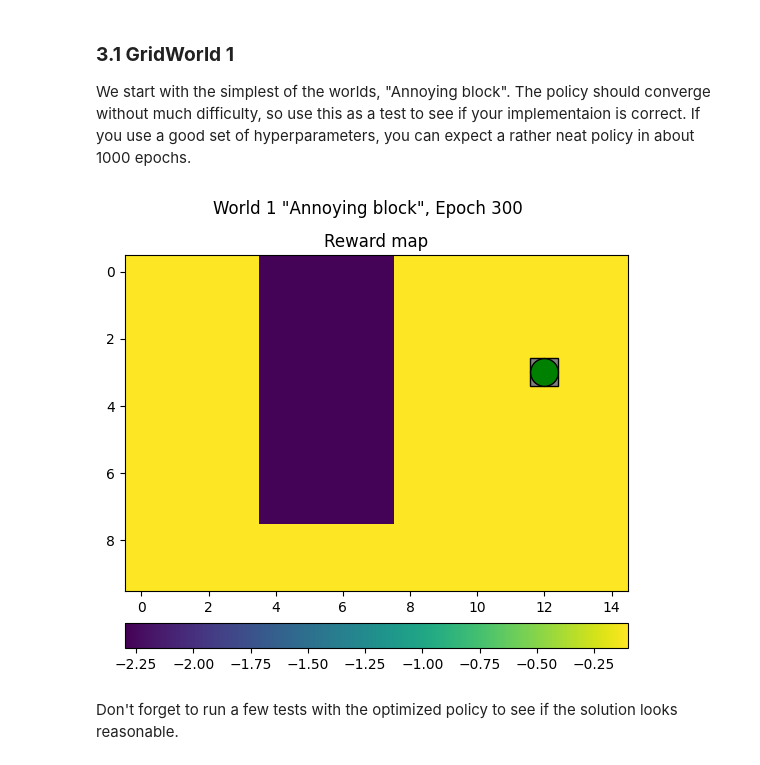
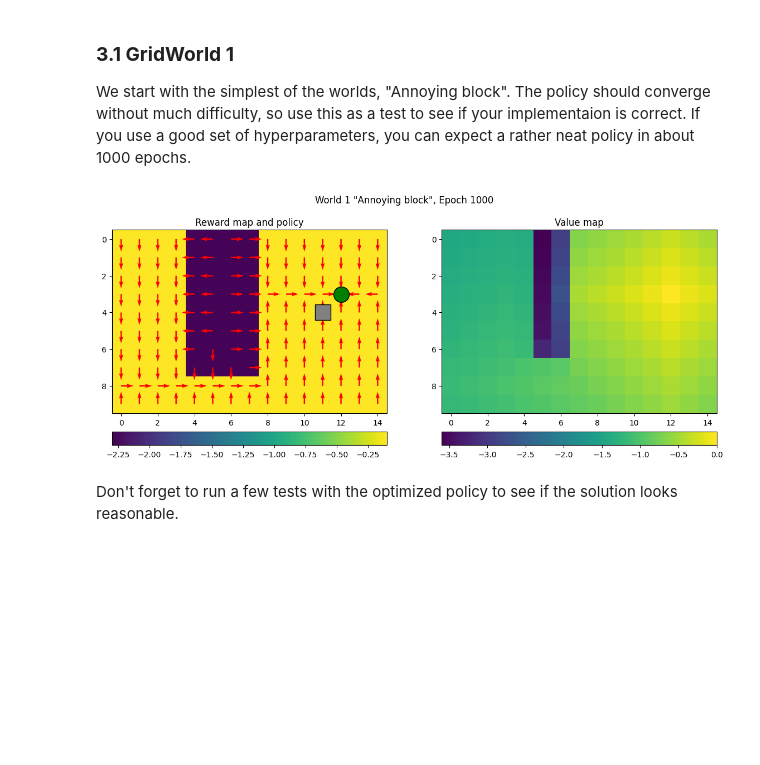
Before and after one commit to Jack-Kolm/TBMI26-labs-2024, a Jupyter notebook: A4_Reinforcement/QLearning.ipynb, the cells around one changed output. Saved outputs shown, nothing was run; the diff lists cells and outputs as text; code cells hidden in the pictures; blank space fills up the shorter version.

```diff
--- a/A4_Reinforcement/QLearning.ipynb
+++ b/A4_Reinforcement/QLearning.ipynb
@@ -158,8 +158,8 @@ def QLearning(World, params={}):
             newState, is_terminated = World.getState()
 
             V = np.max(Q[newState[0], newState[1]])
-            if not is_valid:
-                reward = -0.1
+            #if not is_valid:
+            #    reward = -10.0
             Q[state[0], state[1], A.index(action)] = Q[state[0], state[1], A.index(action)] * (1 - LEARNING_RATE) + LEARNING_RATE * (reward + DISCOUNT_FACTOR * V)
 
             if is_terminated:
@@ -220,15 +220,15 @@ We start with the simplest of the worlds, "Annoying block". The policy should co
 # %%
 W1 = GridWorld(1)
 
 # --------------------------------------------
 # === Your code here =========================
 # --------------------------------------------
 
-Q1 = QLearning(W1, params={"LR": 0.65, "Gamma": 0.75, "Eps": 0.5, "Epochs": 300, "MaxSteps": 200, "DrawInterval": 100})
+Q1 = QLearning(W1, params={"LR": 0.95, "Gamma": 0.95, "Eps": 0.9, "Epochs": 1000, "MaxSteps": 200, "DrawInterval": 200})
 
 # ============================================
 # %% [output]
-[figure, old version]
+[figure, new version]
 # %% [markdown]
 Don't forget to run a few tests with the optimized policy to see if the solution looks reasonable.
 # %%
```
Also changed, not shown: parts of 22 cells of this notebook, 1 other file.
